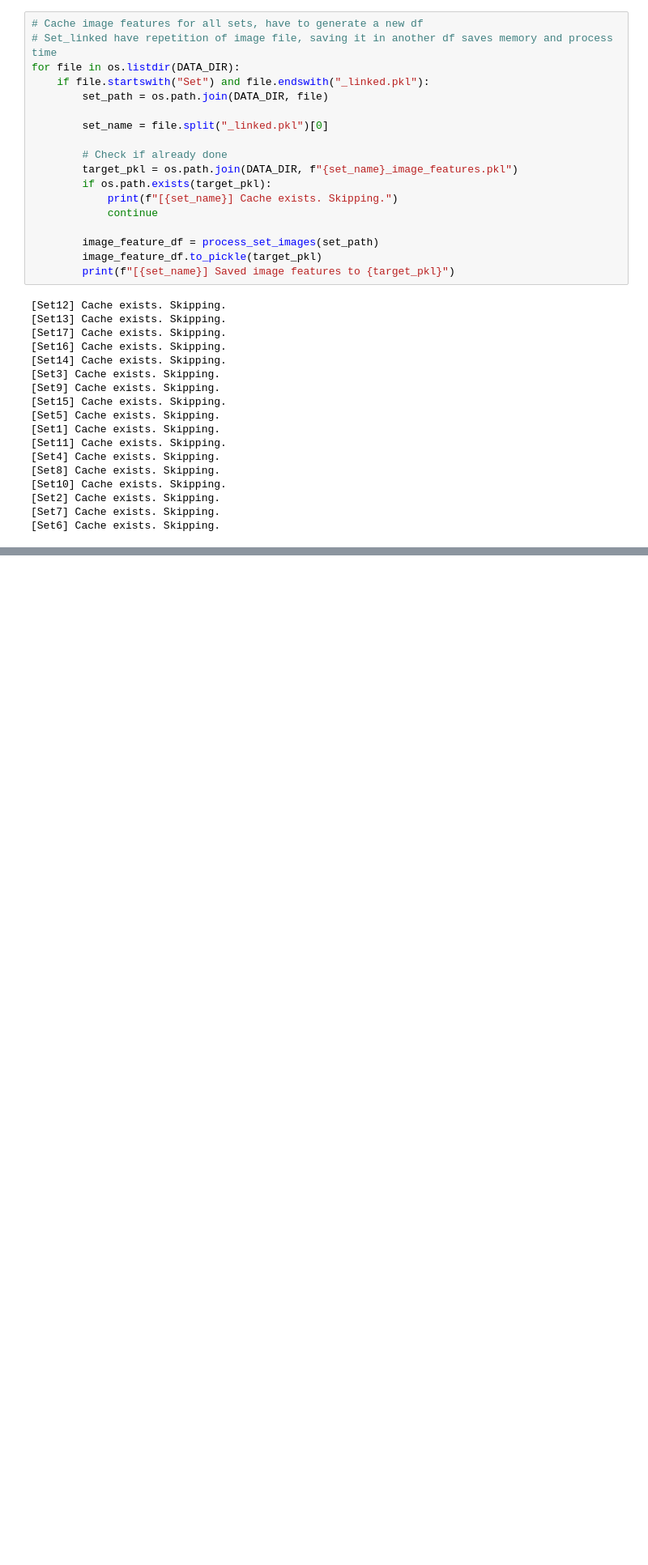
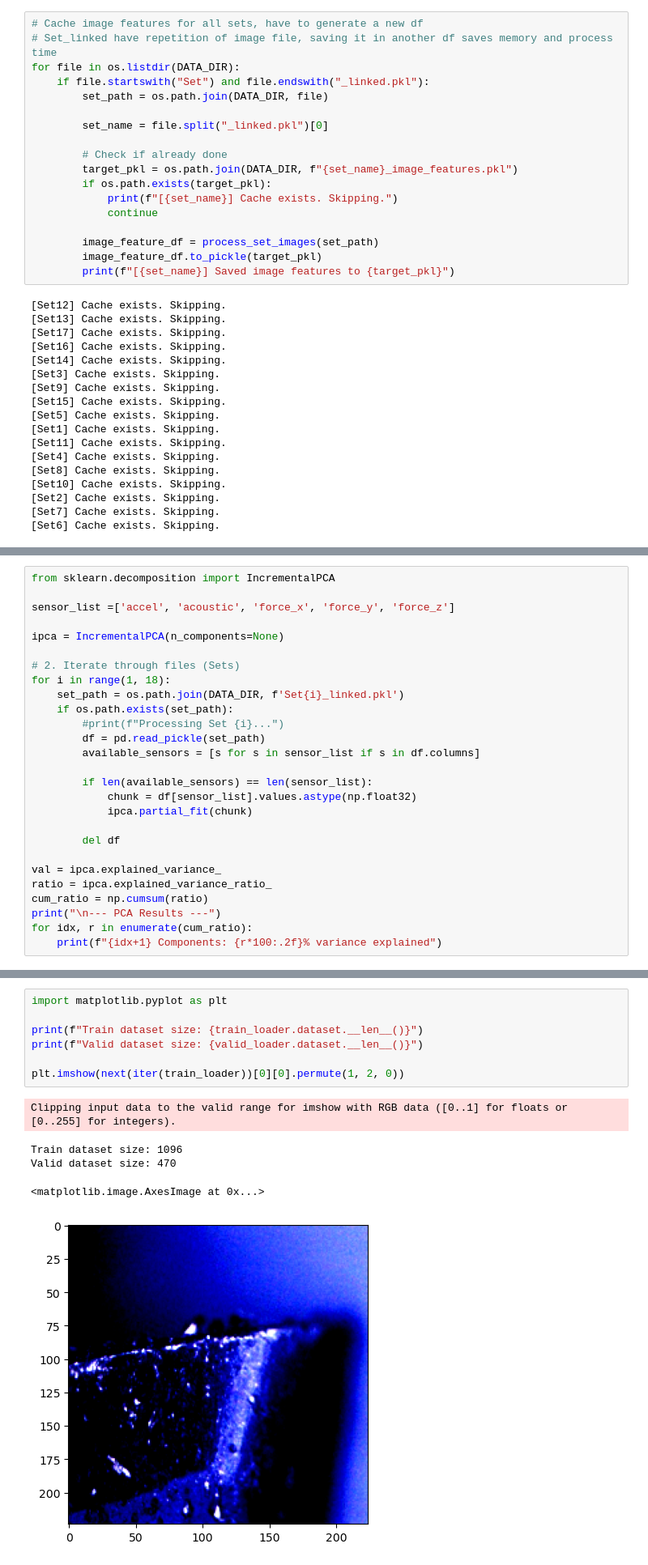
Before and after one commit to AlbinoLoaf/Datafusion, a Jupyter notebook: notebook.ipynb, the cells around one changed output, grey strips where cells are left out. Shown at 81% size. Drawn from its saved outputs; the diff is of its cells as text; blank space fills up the shorter version.

```diff
--- a/notebook.ipynb
+++ b/notebook.ipynb
@@ -342,0 +390,27 @@ SVM Accuracy wavelet_force_z: 0.6327
+# %%
+from sklearn.decomposition import IncrementalPCA
+
+sensor_list =['accel', 'acoustic', 'force_x', 'force_y', 'force_z']
+
+ipca = IncrementalPCA(n_components=None)
+
+# 2. Iterate through files (Sets)
+for i in range(1, 18):
+    set_path = os.path.join(DATA_DIR, f'Set{i}_linked.pkl')
+    if os.path.exists(set_path):
+        #print(f"Processing Set {i}...")
+        df = pd.read_pickle(set_path)
+        available_sensors = [s for s in sensor_list if s in df.columns]
+
+        if len(available_sensors) == len(sensor_list):
+            chunk = df[sensor_list].values.astype(np.float32)
+            ipca.partial_fit(chunk)
+
+        del df
+
+val = ipca.explained_variance_
+ratio = ipca.explained_variance_ratio_
+cum_ratio = np.cumsum(ratio)
+print("\n--- PCA Results ---")
+for idx, r in enumerate(cum_ratio):
+    print(f"{idx+1} Components: {r*100:.2f}% variance explained")
@@ -342,0 +665,13 @@ SVM Accuracy wavelet_force_z: 0.6327
+# %%
+import matplotlib.pyplot as plt
+
+print(f"Train dataset size: {train_loader.dataset.__len__()}")
+print(f"Valid dataset size: {valid_loader.dataset.__len__()}")
+
+plt.imshow(next(iter(train_loader))[0][0].permute(1, 2, 0))
+# %% [output]
+Clipping input data to the valid range for imshow with RGB data ([0..1] for floats or [0..255] for integers).
+Train dataset size: 1096
+Valid dataset size: 470
+<matplotlib.image.AxesImage at 0x...>
+[figure, added]
```
Also changed, not shown: parts of 16 cells of this notebook, 1 other file.
